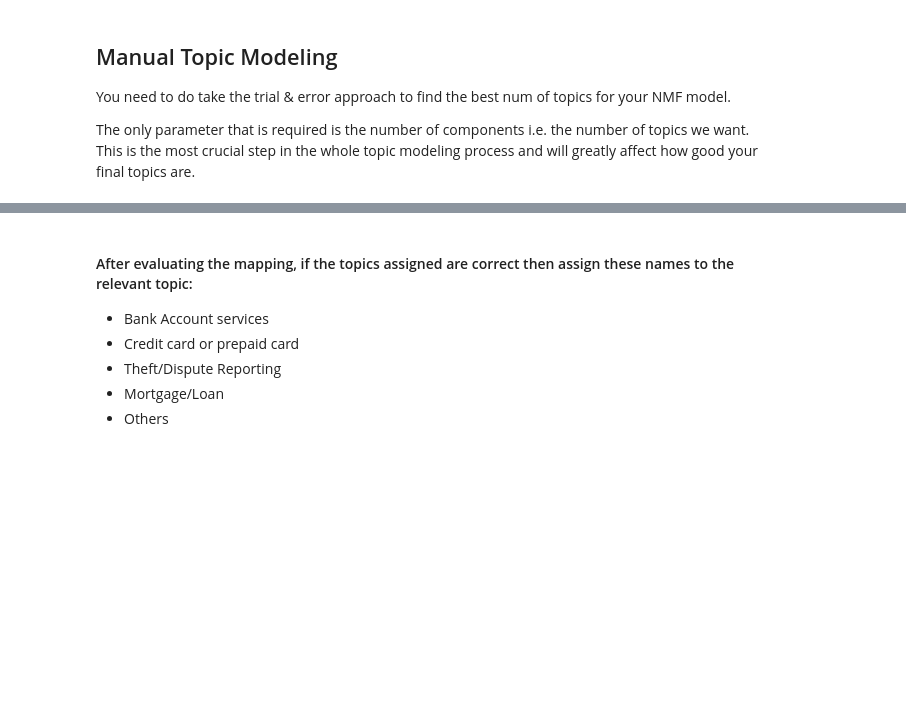
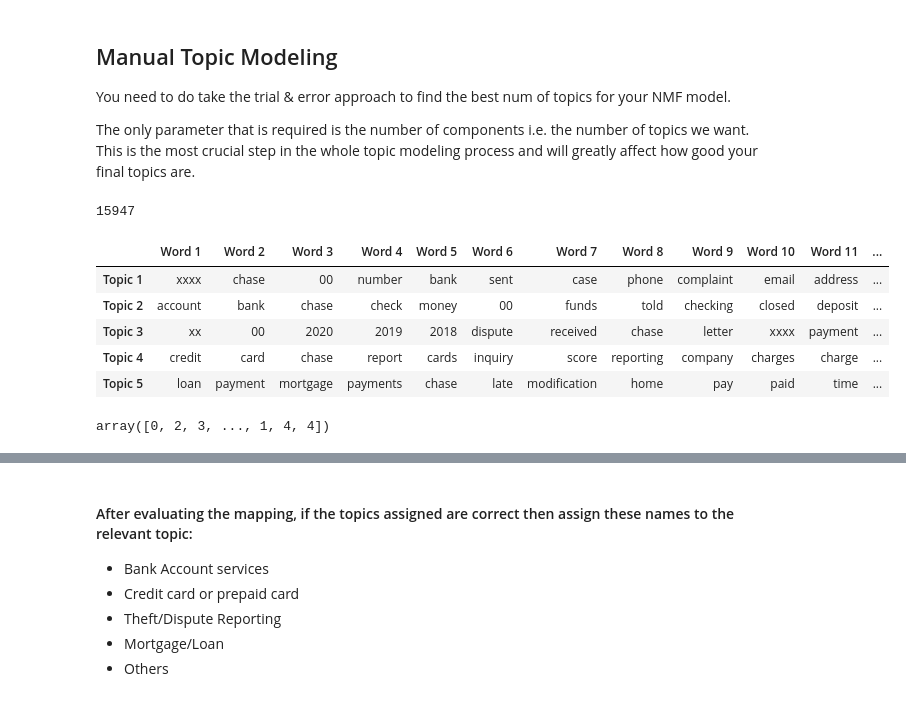
Before and after one commit to jays-26/automatic-ticket-classification, a Jupyter notebook: Automatic_Ticket_Classification_Assignment.ipynb, the cells around one changed output, grey strips where cells are left out. Drawn from its saved outputs; the diff is of its cells as text; code cells hidden in the pictures; blank space fills up the shorter version.

```diff
--- a/Automatic_Ticket_Classification_Assignment.ipynb
+++ b/Automatic_Ticket_Classification_Assignment.ipynb
@@ -357,6 +378,7 @@ max_df = 0.95 means "ignore terms that appear in more than 95% of the complaints
 min_df = 2 means "ignore terms that appear in less than 2 complaints"
 # %%
 #Write your code here to initialise the TfidfVectorizer
+tfidf = TfidfVectorizer(max_df=0.95, min_df=2, stop_words='english')
 # %% [markdown]
 #### Create a document term matrix using fit_transform
 
@@ -364,6 +386,7 @@ The contents of a document term matrix are tuples of (complaint_id,token_id) tf-
 The tuples that are not there have a tf-idf score of 0
 # %%
 #Write your code here to create the Document Term Matrix by transforming the complaints column present in df_clean.
+dtm = tfidf.fit_transform(df_clean['complaints'])
 # %% [markdown]
 ## Topic Modelling using NMF
 
@@ -385,10 +408,13 @@ You need to do take the trial & error approach to find the best num of topics fo
 The only parameter that is required is the number of components i.e. the number of topics we want. This is the most crucial step in the whole topic modeling process and will greatly affect how good your final topics are.
 # %%
 #Load your nmf_model with the n_components i.e 5
-num_topics = #write the value you want to test out
+num_topics = 5 #write the value you want to test out
 
 #keep the random_state =40
-nmf_model = #write your code here
+nmf_model = NMF(random_state=40, n_components=num_topics)
 # %%
+import sklearn
 nmf_model.fit(dtm)
-len(tfidf.get_feature_names())
+len(tfidf.get_feature_names_out())
+# %% [output]
+15947
@@ -397,5 +421,28 @@ len(tfidf.get_feature_names())
+# %%
+#Print the Top15 words for each of the topics
+words = np.array(tfidf.get_feature_names_out())
+topic_words_df = pd.DataFrame(np.zeros((num_topics, 15)), index=[f'Topic {i + 1}' for i in range(num_topics)],
+                           columns=[f'Word {i + 1}' for i in range(15)]).astype(str)
+
+for i in range(num_topics):
+    ix = nmf_model.components_[i].argsort()[::-1][:15]
+    topic_words_df.iloc[i] = words[ix]
+
+topic_words_df.head()
+# %% [output]
+|  | Word 1 | Word 2 | Word 3 | Word 4 | Word 5 | Word 6 | Word 7 | Word 8 | Word 9 | Word 10 | Word 11 | ... |
+| Topic 1 | xxxx | chase | 00 | number | bank | sent | case | phone | complaint | email | address | ... |
+| Topic 2 | account | bank | chase | check | money | 00 | funds | told | checking | closed | deposit | ... |
+| Topic 3 | xx | 00 | 2020 | 2019 | 2018 | dispute | received | chase | letter | xxxx | payment | ... |
+| Topic 4 | credit | card | chase | report | cards | inquiry | score | reporting | company | charges | charge | ... |
+| Topic 5 | loan | payment | mortgage | payments | chase | late | modification | home | pay | paid | time | ... |
 # %%
 #Create the best topic for each complaint in terms of integer value 0,1,2,3 & 4
+
+topic_results = nmf_model.transform(dtm)
+topic_results.argmax(axis=1)
+# %% [output]
+array([0, 2, 3, ..., 1, 4, 4])
 # %%
 #Assign the best topic to each of the cmplaints in Topic Column
 
```
Also changed, not shown: parts of 25 cells of this notebook.
